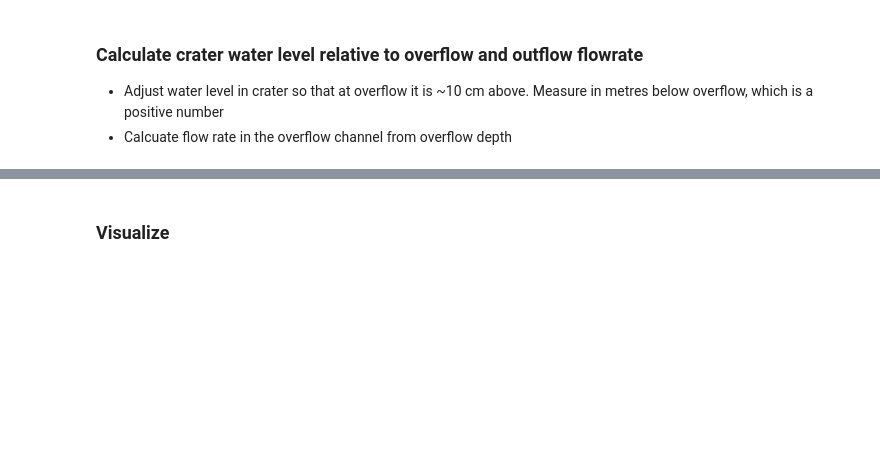
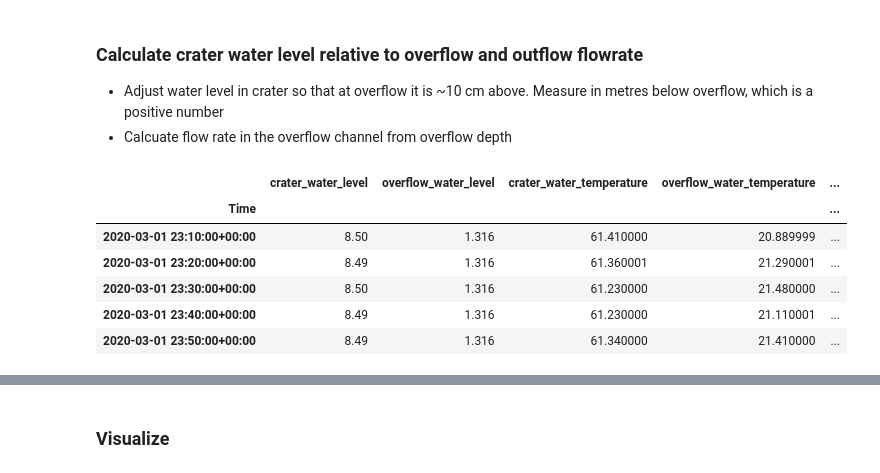
Before and after one commit to rumachan/datalogger_project, a Jupyter notebook: inferno_monitoring/inferno_monitoring.ipynb, the cells around one changed output, grey strips where cells are left out. Cells and saved outputs as stored; diff of their text form; code cells hidden in the pictures; blank space fills up the shorter version.

```diff
--- a/inferno_monitoring/inferno_monitoring.ipynb
+++ b/inferno_monitoring/inferno_monitoring.ipynb
@@ -158,4 +164,12 @@ data['overflow_water_depth'] = maxdist - data['overflow_water_level']
 #calculate overflow rate from water depth in overflow channel
 data['overflow_rate'] = flow(data['overflow_water_depth'])
 # %%
-data.head()
+data.tail()
+# %% [output]
+|  | crater_water_level | overflow_water_level | crater_water_temperature | overflow_water_temperature | ... |
+| Time |  |  |  |  | ... |
+| 2020-03-01 23:10:00+00:00 | 8.50 | 1.316 | 61.410000 | 20.889999 | ... |
+| 2020-03-01 23:20:00+00:00 | 8.49 | 1.316 | 61.360001 | 21.290001 | ... |
+| 2020-03-01 23:30:00+00:00 | 8.50 | 1.316 | 61.230000 | 21.480000 | ... |
+| 2020-03-01 23:40:00+00:00 | 8.49 | 1.316 | 61.230000 | 21.110001 | ... |
+| 2020-03-01 23:50:00+00:00 | 8.49 | 1.316 | 61.340000 | 21.410000 | ... |
```
Also changed, not shown: parts of 8 cells of this notebook.
